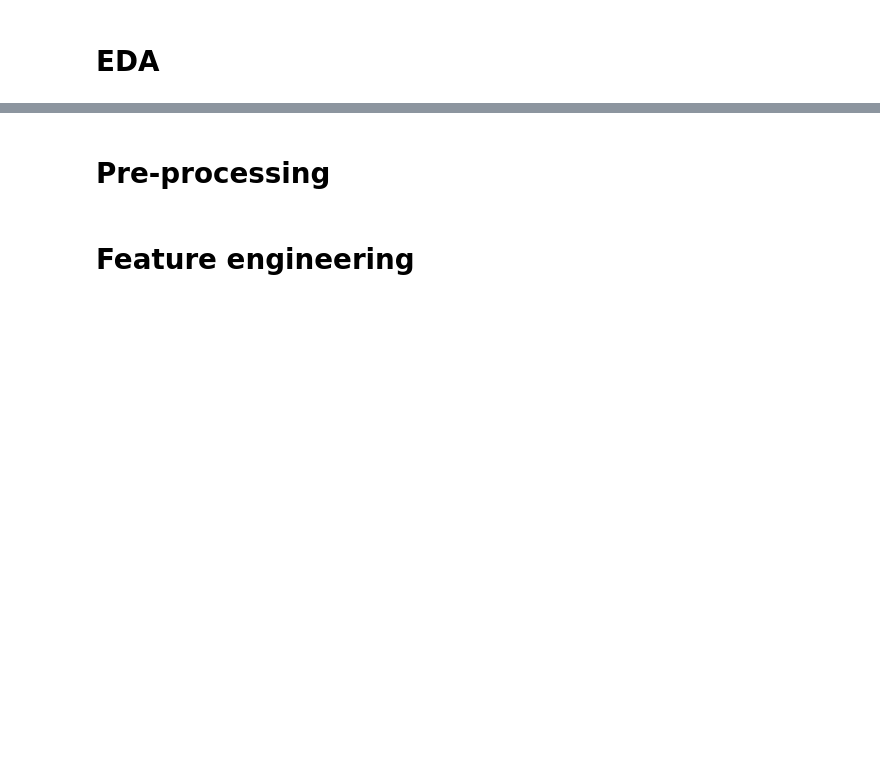
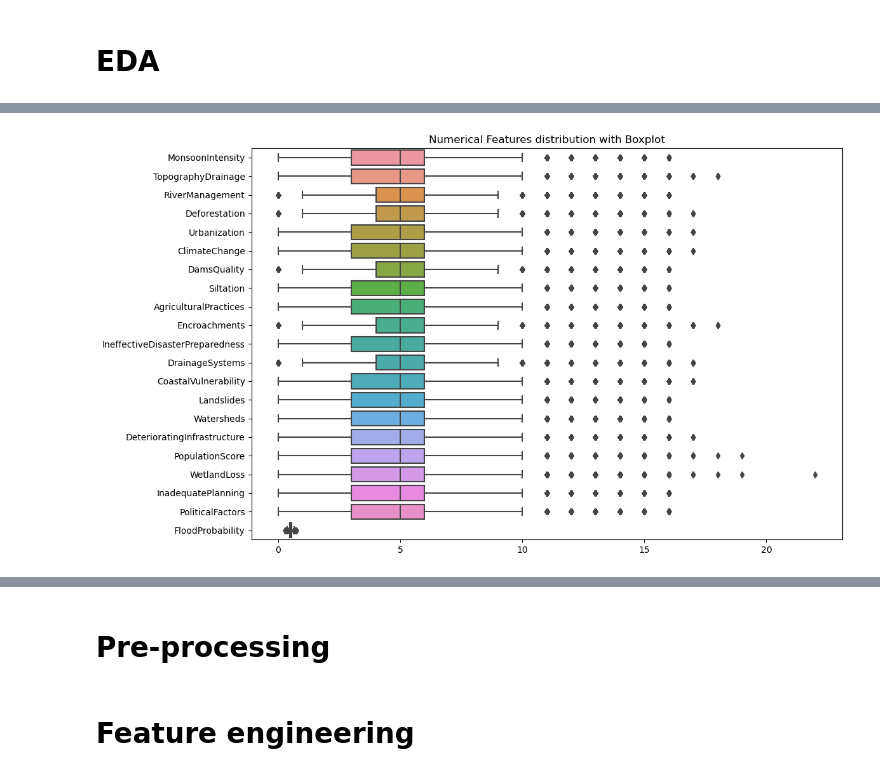
Before and after one commit to raydiwill/Flood-Prediction-KaggleC, a Jupyter notebook: model.ipynb, the cells around one changed output, grey strips where cells are left out. Drawn from its saved outputs; the diff is of its cells as text; code cells hidden in the pictures; blank space fills up the shorter version.

```diff
--- a/model.ipynb
+++ b/model.ipynb
@@ -66,0 +111,3 @@ df.head()
+# %%
+# Select only numerical
+numerical_columns = list(df.select_dtypes(include=['float64', 'int64']))
@@ -66,0 +134,7 @@ df.head()
+# %%
+plt.figure(figsize=(12, 8))
+sns.boxplot(data=df[numerical_columns], orient='h')
+plt.title('Numerical Features distribution with Boxplot')
+plt.show()
+# %% [output]
+[figure, added]
```
Also changed, not shown: parts of 15 cells of this notebook.
